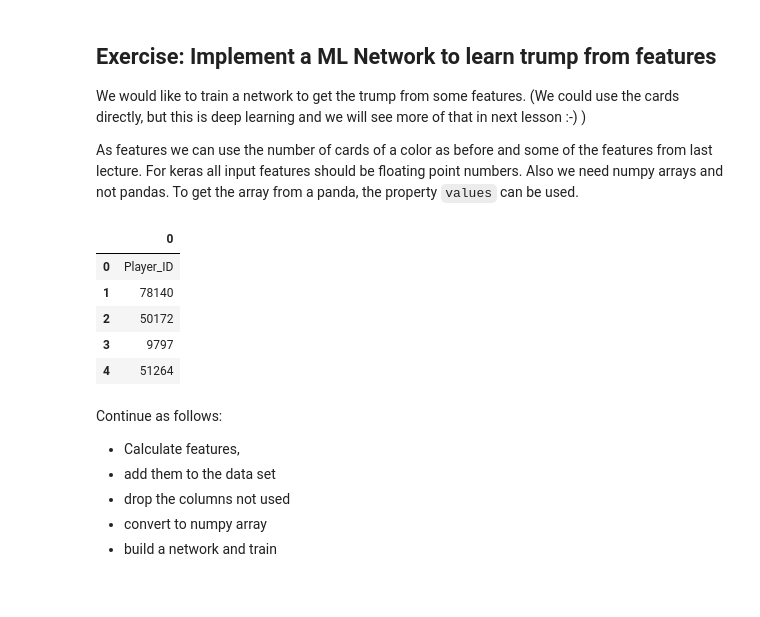
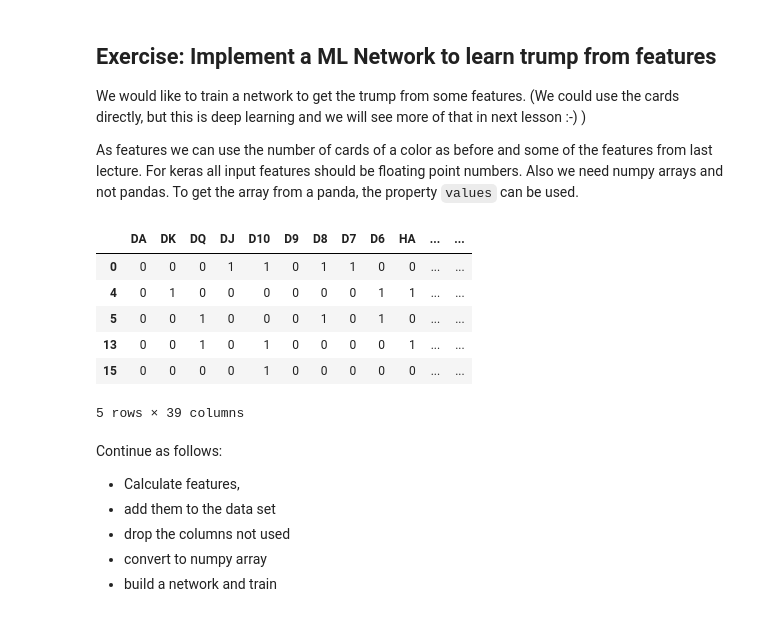
Before and after one commit to damman01/dl4g-donnschtig-jass, a Jupyter notebook: notebooks/KerasSimpleTrump_Simon.ipynb, the cells around one changed output. Drawn from its saved outputs; the diff is of its cells as text; code cells hidden in the pictures.

```diff
--- a/notebooks/KerasSimpleTrump_Simon.ipynb
+++ b/notebooks/KerasSimpleTrump_Simon.ipynb
@@ -500,39 +500,43 @@ As features we can use the number of cards of a color as before and some of the
 # %%
 import pandas as pd
 from pathlib import Path
 path_to_data = Path('2018_10_18_trump_without_header.csv')
 path_to_player_ids = Path('top_third_players.csv')
 # Import only a fraction of data for efficient testing
-data = pd.read_csv(path_to_data, header=None)
+data = pd.read_csv(path_to_data, header=None, nrows=50000)
 # Import the ids of the best third of players in the dataset.
 top_player_ids = pd.read_csv(path_to_player_ids, header=None)
 cards = [
 # Diamonds
 'DA','DK','DQ','DJ','D10','D9','D8','D7','D6',
 # Hearts
 'HA','HK','HQ','HJ','H10','H9','H8','H7','H6',
 # Spades
 'SA','SK','SQ','SJ','S10','S9','S8','S7','S6',
 # Clubs
 'CA','CK','CQ','CJ','C10','C9','C8','C7','C6'
 ]
 
 # Forehand (yes = 1, no = 0)
 forehand = ['FH']
 
 user  = ['user']
 trump = ['trump']
 
 data.columns = cards + forehand + user + trump
 data.head()
-top_player_ids.head()
+
+filtered_data = data[data['user'].isin(top_player_ids[0])]
+
+filtered_data.head()
 # %% [output]
-|  | 0 |
-| 0 | Player_ID |
-| 1 | 78140 |
-| 2 | 50172 |
-| 3 | 9797 |
-| 4 | 51264 |
+|  | DA | DK | DQ | DJ | D10 | D9 | D8 | D7 | D6 | HA | ... | ... |
+| 0 | 0 | 0 | 0 | 1 | 1 | 0 | 1 | 1 | 0 | 0 | ... | ... |
+| 4 | 0 | 1 | 0 | 0 | 0 | 0 | 0 | 0 | 1 | 1 | ... | ... |
+| 5 | 0 | 0 | 1 | 0 | 0 | 0 | 1 | 0 | 1 | 0 | ... | ... |
+| 13 | 0 | 0 | 1 | 0 | 1 | 0 | 0 | 0 | 0 | 1 | ... | ... |
+| 15 | 0 | 0 | 0 | 0 | 1 | 0 | 0 | 0 | 0 | 0 | ... | ... |
+5 rows × 39 columns
 # %% [markdown]
 Continue as follows:
 - Calculate features,
```
Also changed, not shown: parts of 6 cells of this notebook, 9 other files.
